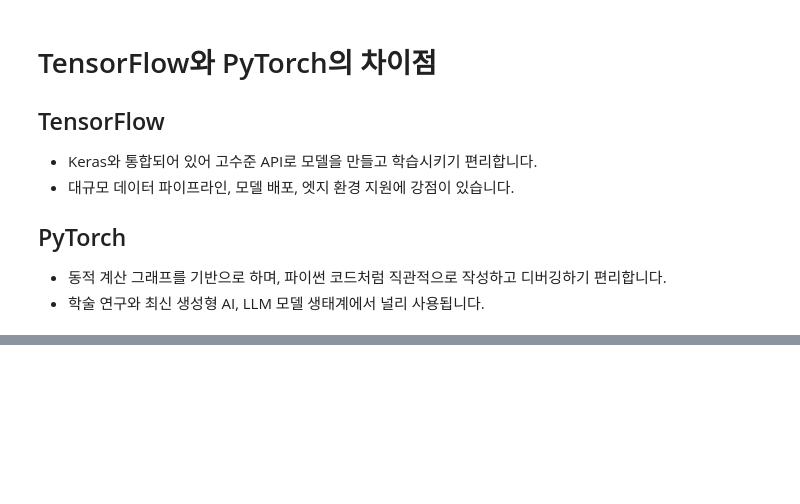
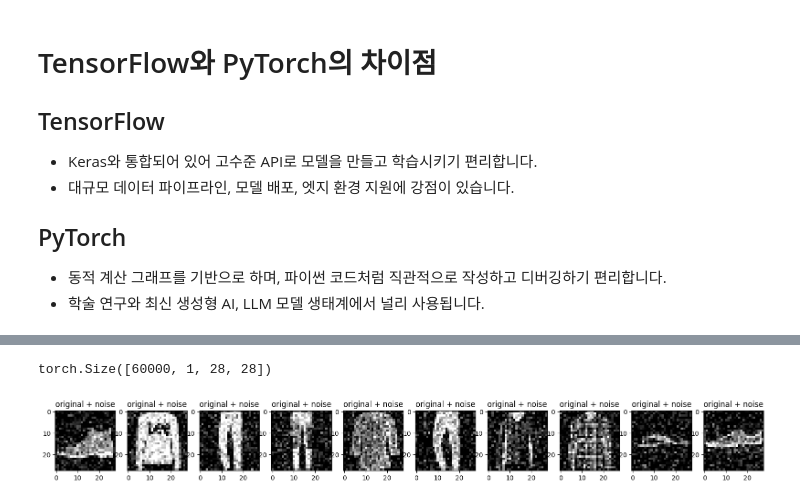
Before and after one commit to min-gyu-jeon/ai-study, a Jupyter notebook: autoencoder/01_basic_autoencoder.ipynb, the cells around one changed output, grey strips where cells are left out. Cells and saved outputs as stored; diff of their text form; code cells hidden in the pictures; blank space fills up the shorter version.

```diff
--- a/autoencoder/01_basic_autoencoder.ipynb
+++ b/autoencoder/01_basic_autoencoder.ipynb
@@ -108,13 +163,14 @@ for epoch in range(10):
 # %%
-x_test = torch.cat([images for images, _ in test_loader], dim=0).to(device)
+# 원본의 x_test처럼 전처리된 테스트 이미지 전체를 하나의 텐서로 묶기
+x_test = torch.cat([images for images, _ in test_loader], dim=0)
+
 autoencoder.eval()
 with torch.no_grad():
     encoded = autoencoder.encoder(x_test)
     decoded = autoencoder.decoder(encoded)
 
-encoded_imgs = encoded.cpu().numpy()
-decoded_imgs = decoded.cpu().numpy()
-print(encoded_imgs.shape, decoded_imgs.shape)
+encoded_imgs = encoded.cpu().numpy()        # 테스트 이미지마다 64개 숫자로 표현한 h -> 형태(10000, 64)
+decoded_imgs = decoded.cpu().numpy()        # h로 복원한 이미지 -> 형태(10000, 28, 28)
 # %%
 n = 10
 fig, axes = plt.subplots(2, n, figsize=(20, 4))
@@ -128,0 +192,35 @@ plt.show()
+# %%
+from torchvision import datasets
+
+train_dataset = datasets.FashionMNIST(root="./data", train=True, download=True)
+test_dataset = datasets.FashionMNIST(root="./data", train=False, download=True)
+
+x_train = train_dataset.data.float() / 255
+x_test = test_dataset.data.float() / 255
+
+x_train = x_train.unsqueeze(1)
+x_test = x_test.unsqueeze(1)
+
+print(x_train.shape)
+# %% [output]
+torch.Size([60000, 1, 28, 28])
+# %%
+import torch
+
+noise_factor = 0.2
+x_train_noisy = x_train + noise_factor * torch.randn_like(x_train)
+x_test_noisy = x_test + noise_factor * torch.randn_like(x_test)
+
+x_train_noisy = torch.clamp(x_train_noisy, min=0., max=1.)
+x_test_noisy = torch.clamp(x_test_noisy, min=0., max=1.)
+# %%
+n = 10
+plt.figure(figsize=(20, 2))
+for i in range(n):
+    ax = plt.subplot(1, n, i + 1)
+    plt.title("original + noise")
+    plt.imshow(x_test_noisy[i].squeeze(0))
+    plt.gray()
+plt.show()
+# %% [output]
+[figure, added]
```
Also changed, not shown: parts of 21 cells of this notebook.
